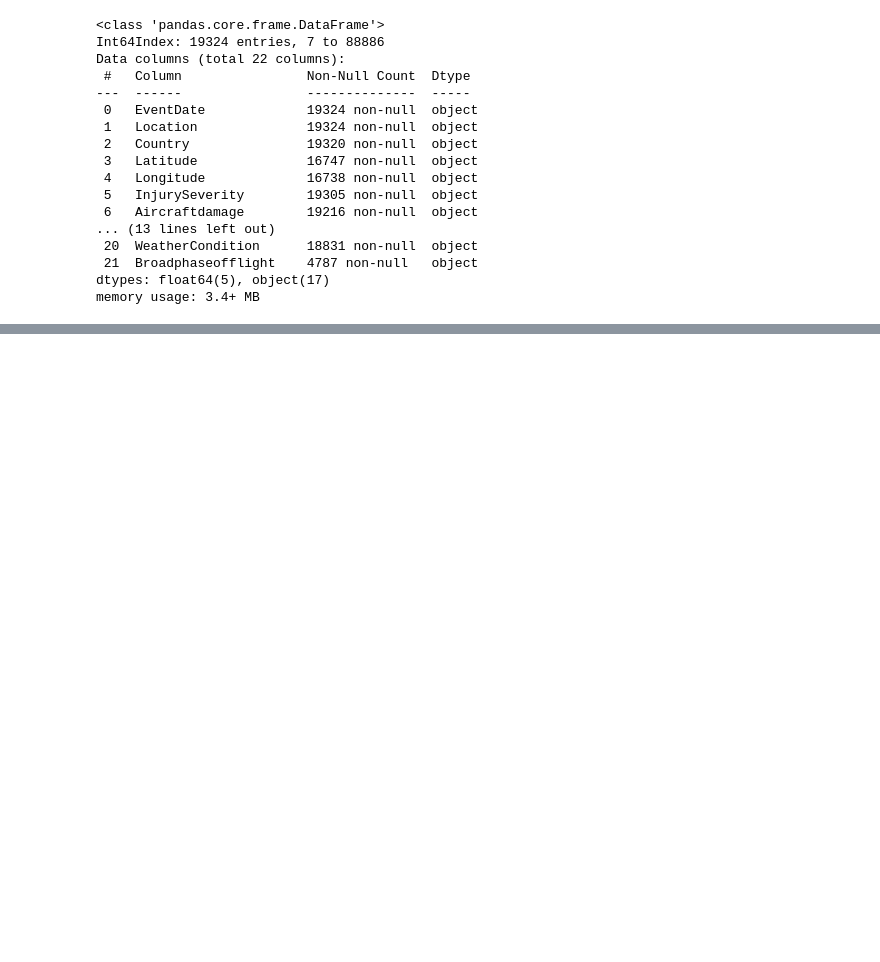
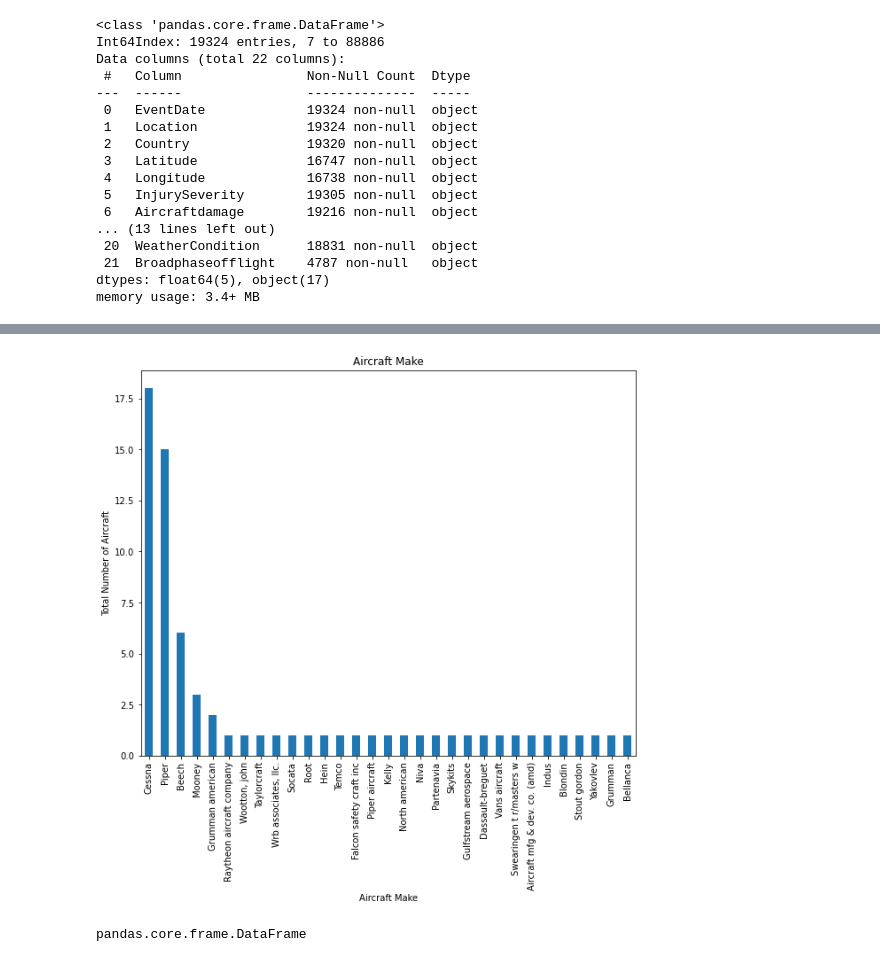
Before and after one commit to mercy-gh/Phase1Project, a Jupyter notebook: index.ipynb, the cells around one changed output, grey strips where cells are left out. Saved outputs shown, nothing was run; the diff lists cells and outputs as text; code cells hidden in the pictures; blank space fills up the shorter version.

```diff
--- a/index.ipynb
+++ b/index.ipynb
@@ -585,0 +623,9 @@ dtype: int64
+# %%
+#Plot the graph showing Make
+airplaneCommPrivUse_df.Make.value_counts().plot(kind='bar', figsize=(10,8))
+plt.title("Aircraft Make")
+plt.xlabel("Aircraft Make")
+plt.ylabel("Total Number of Aircraft")
+plt.show()
+# %% [output]
+[figure, added]
@@ -585,0 +636,7 @@ dtype: int64
+# %%
+#How are the Aircraft associated with injuries
+type(airplaneCommPrivUse_df)
+#craftvsInjuries = airplaneCommPrivUse_df.groupby(["Make"]),["TotalFatalInjuries"].sum()
+#craftvsInjuries
+# %% [output]
+pandas.core.frame.DataFrame
```
Also changed, not shown: parts of 31 cells of this notebook.
